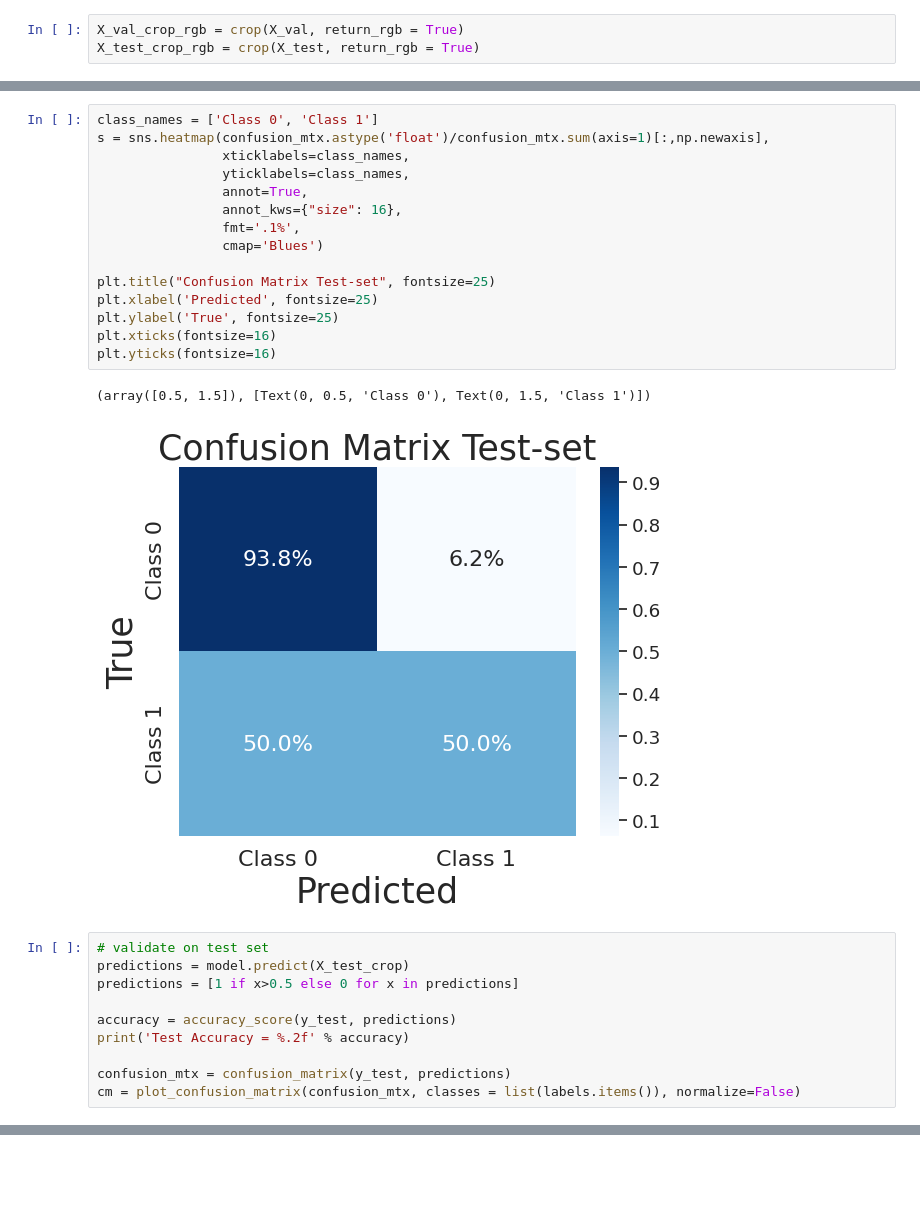
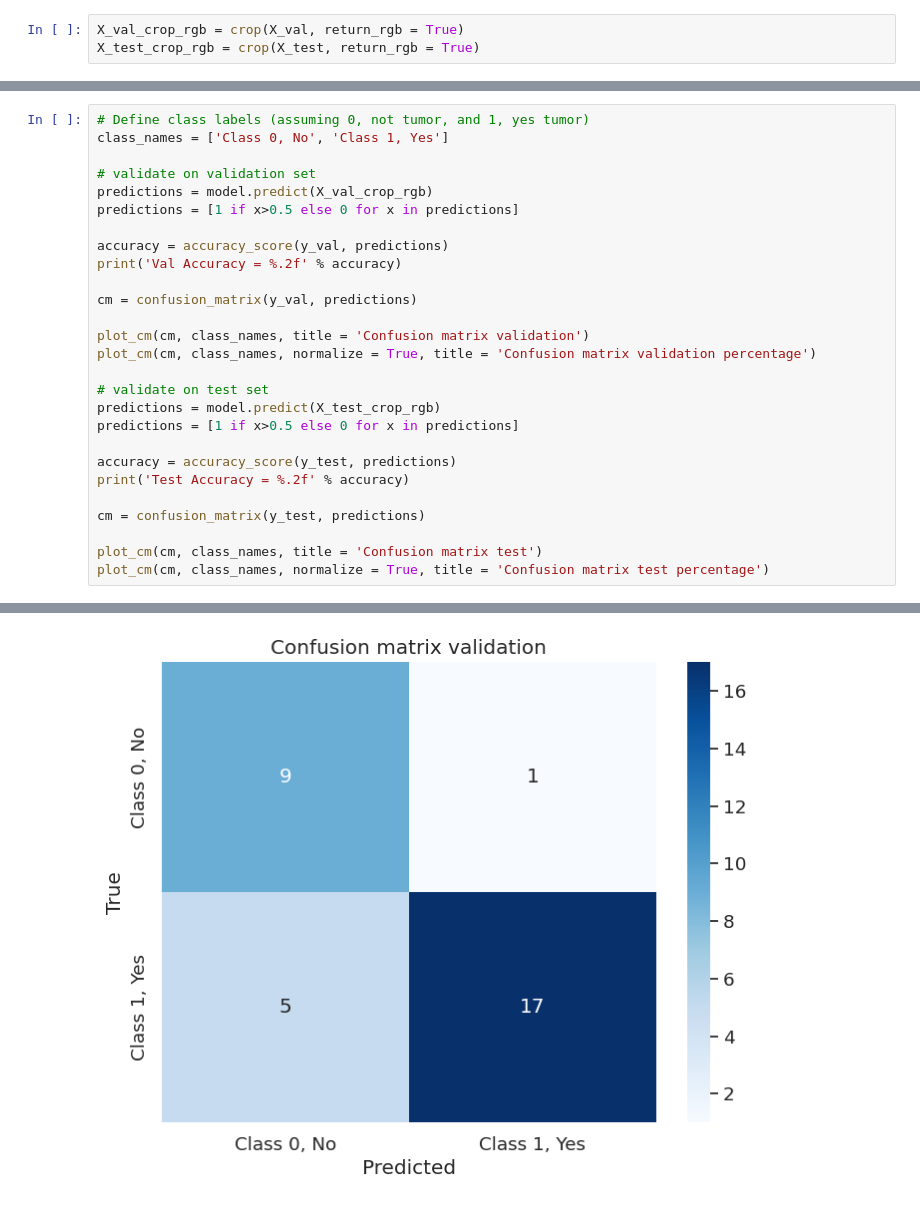
Before and after one commit to gqkd/MRI_Brain_Tumor_Detection, a Jupyter notebook: Brain_Tumor_Detection.ipynb, the cells around one changed output, grey strips where cells are left out. Cells and saved outputs as stored; diff of their text form; blank space fills up the shorter version.

```diff
--- a/Brain_Tumor_Detection.ipynb
+++ b/Brain_Tumor_Detection.ipynb
@@ -862,28 +1012,28 @@ Text(63.25, 0.5, 'True')
-# %%
-class_names = ['Class 0', 'Class 1']
-s = sns.heatmap(confusion_mtx.astype('float')/confusion_mtx.sum(axis=1)[:,np.newaxis],
-                xticklabels=class_names,
-                yticklabels=class_names,
-                annot=True,
-                annot_kws={"size": 16},
-                fmt='.1%',
-                cmap='Blues')
-
-plt.title("Confusion Matrix Test-set", fontsize=25)
-plt.xlabel('Predicted', fontsize=25)
-plt.ylabel('True', fontsize=25)
-plt.xticks(fontsize=16)
-plt.yticks(fontsize=16)
-# %% [output]
-(array([0.5, 1.5]), [Text(0, 0.5, 'Class 0'), Text(0, 1.5, 'Class 1')])
-[figure, removed]
-# %%
-# validate on test set
-predictions = model.predict(X_test_crop)
-predictions = [1 if x>0.5 else 0 for x in predictions]
-
-accuracy = accuracy_score(y_test, predictions)
-print('Test Accuracy = %.2f' % accuracy)
-
-confusion_mtx = confusion_matrix(y_test, predictions)
-cm = plot_confusion_matrix(confusion_mtx, classes = list(labels.items()), normalize=False)
+# %%
+# Define class labels (assuming 0, not tumor, and 1, yes tumor)
+class_names = ['Class 0, No', 'Class 1, Yes']
+
+# validate on validation set
+predictions = model.predict(X_val_crop_rgb)
+predictions = [1 if x>0.5 else 0 for x in predictions]
+
+accuracy = accuracy_score(y_val, predictions)
+print('Val Accuracy = %.2f' % accuracy)
+
+cm = confusion_matrix(y_val, predictions)
+
+plot_cm(cm, class_names, title = 'Confusion matrix validation')
+plot_cm(cm, class_names, normalize = True, title = 'Confusion matrix validation percentage')
+
+# validate on test set
+predictions = model.predict(X_test_crop_rgb)
+predictions = [1 if x>0.5 else 0 for x in predictions]
+
+accuracy = accuracy_score(y_test, predictions)
+print('Test Accuracy = %.2f' % accuracy)
+
+cm = confusion_matrix(y_test, predictions)
+
+plot_cm(cm, class_names, title = 'Confusion matrix test')
+plot_cm(cm, class_names, normalize = True, title = 'Confusion matrix test percentage')
+# %% [output]
@@ -889,0 +1044 @@ cm = plot_confusion_matrix(confusion_mtx, classes = list(labels.items()), normal
+[figure, added]
```
Also changed, not shown: parts of 21 cells of this notebook.
